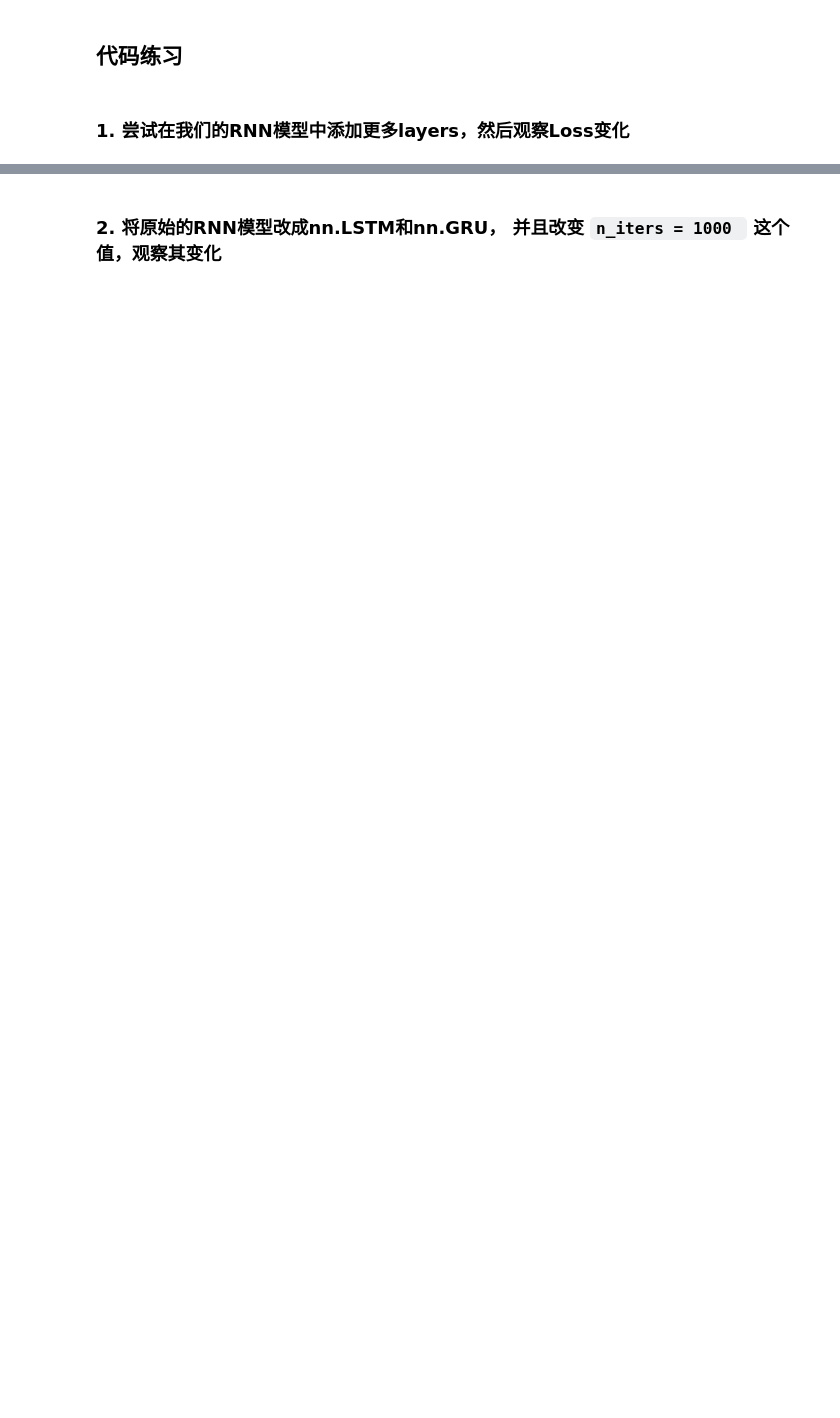
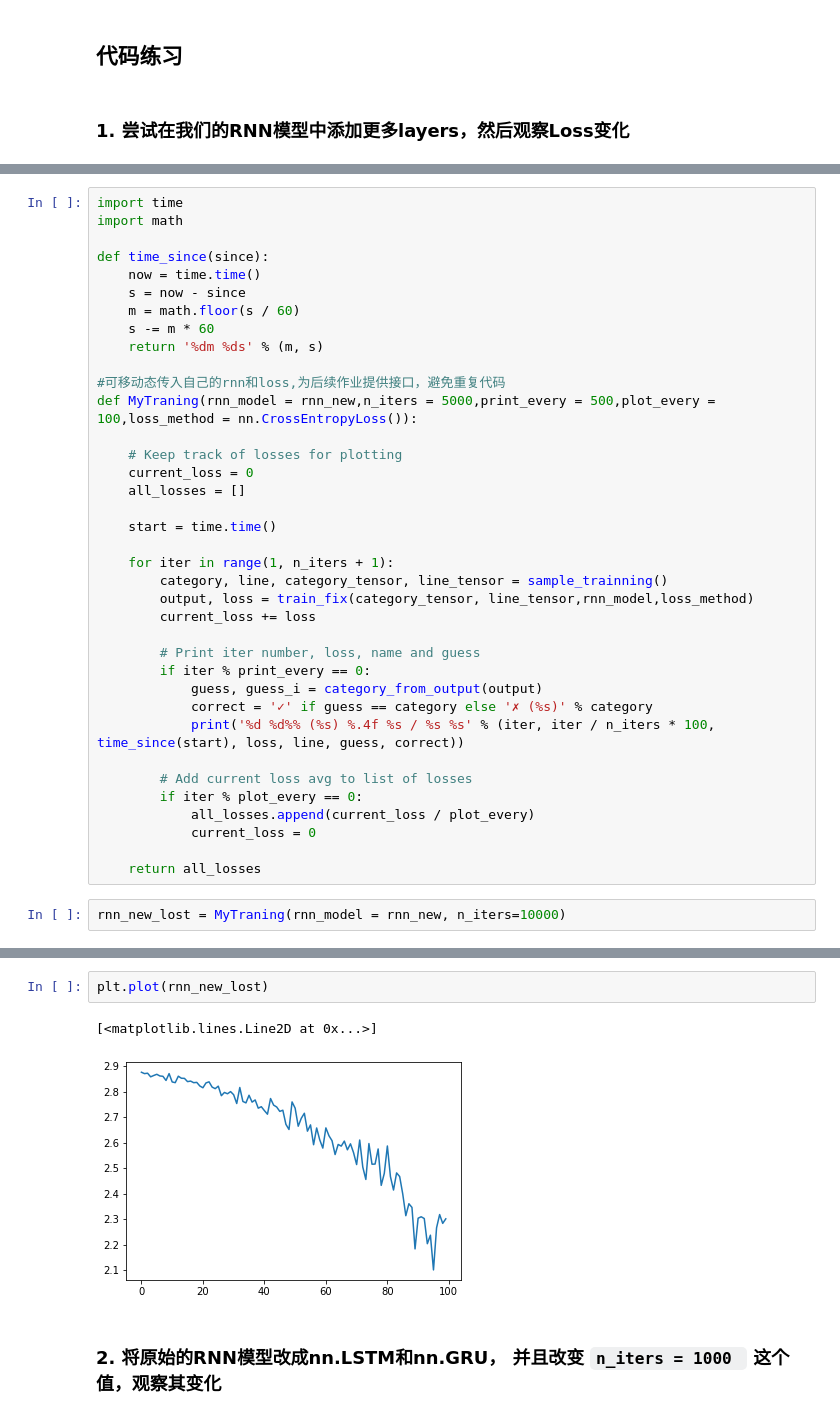
Before and after one commit to haojiefu007/MyPython, a Jupyter notebook: Nlp/assignment_7/assignment-07-rnn.ipynb, the cells around one changed output, grey strips where cells are left out. Cells and saved outputs as stored; diff of their text form; blank space fills up the shorter version.

```diff
--- a/Nlp/assignment_7/assignment-07-rnn.ipynb
+++ b/Nlp/assignment_7/assignment-07-rnn.ipynb
@@ -468,0 +560,39 @@ predict('Hao')
+# %%
+import time
+import math
+
+def time_since(since):
+    now = time.time()
+    s = now - since
+    m = math.floor(s / 60)
+    s -= m * 60
+    return '%dm %ds' % (m, s)
+
+#可移动态传入自己的rnn和loss,为后续作业提供接口，避免重复代码
+def MyTraning(rnn_model = rnn_new,n_iters = 5000,print_every = 500,plot_every = 100,loss_method = nn.CrossEntropyLoss()):
+
+    # Keep track of losses for plotting
+    current_loss = 0
+    all_losses = []
+
+    start = time.time()
+
+    for iter in range(1, n_iters + 1):
+        category, line, category_tensor, line_tensor = sample_trainning()
+        output, loss = train_fix(category_tensor, line_tensor,rnn_model,loss_method)
+        current_loss += loss
+
+        # Print iter number, loss, name and guess
+        if iter % print_every == 0:
+            guess, guess_i = category_from_output(output)
+            correct = '✓' if guess == category else '✗ (%s)' % category
+            print('%d %d%% (%s) %.4f %s / %s %s' % (iter, iter / n_iters * 100, time_since(start), loss, line, guess, correct))
+
+        # Add current loss avg to list of losses
+        if iter % plot_every == 0:
+            all_losses.append(current_loss / plot_every)
+            current_loss = 0
+
+    return all_losses
+# %%
+rnn_new_lost = MyTraning(rnn_model = rnn_new, n_iters=10000)
@@ -469,2 +620,7 @@ predict('Hao')
+# %%
+plt.plot(rnn_new_lost)
+# %% [output]
+[<matplotlib.lines.Line2D at 0x...>]
+[figure, added]
 # %% [markdown]
 ### 2. 将原始的RNN模型改成nn.LSTM和nn.GRU， 并且改变 `n_iters = 1000 ` 这个值，观察其变化
```
Also changed, not shown: parts of 26 cells of this notebook, 2 other files.
